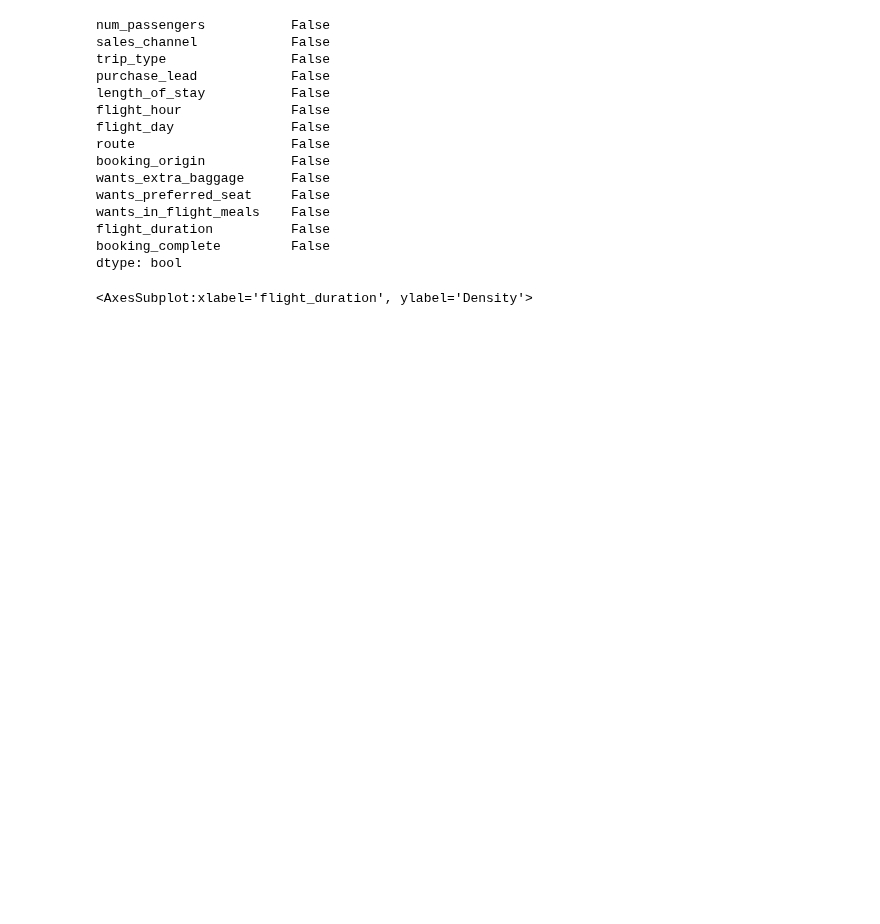
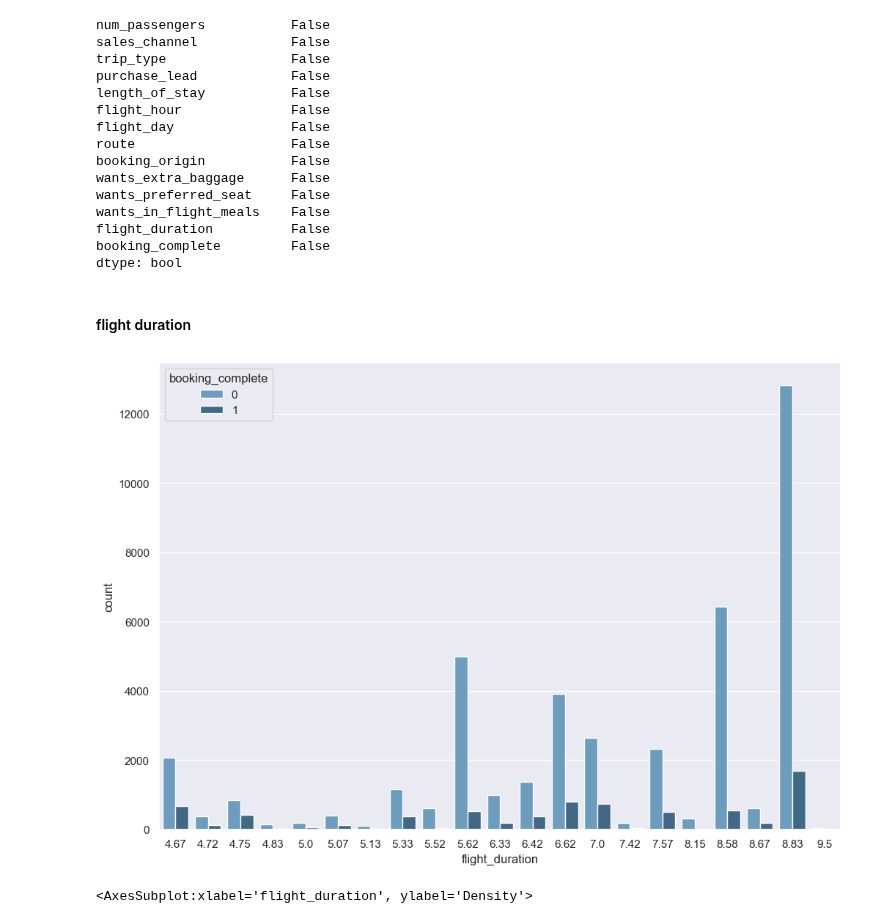
Before and after one commit to kintan-pitaloka/BACustomerBehaviour, a Jupyter notebook: PredictingCustomersBehaviour.ipynb, the cells around one changed output. Saved outputs shown, nothing was run; the diff lists cells and outputs as text; code cells hidden in the pictures; blank space fills up the shorter version.

Commit message:
update data exploratory and visualization
- data exploratory
- analysis data based on the distribution
- data visualization

```diff
--- a/PredictingCustomersBehaviour.ipynb
+++ b/PredictingCustomersBehaviour.ipynb
@@ -99,6 +113,13 @@ wants_in_flight_meals    False
 flight_duration          False
 booking_complete         False
 dtype: bool
+# %% [markdown]
+#### flight duration
+# %%
+sns.countplot(df_cust['flight_duration'], hue=df_cust['booking_complete'], palette = 'Blues_d')
+sns.set(rc={'figure.figsize':(12,12)}) # width, height
+# %% [output]
+[figure, added]
 # %%
 sns.distplot(df_cust['flight_duration'])
 # %% [output]
```
Also changed, not shown: parts of 66 cells of this notebook.
